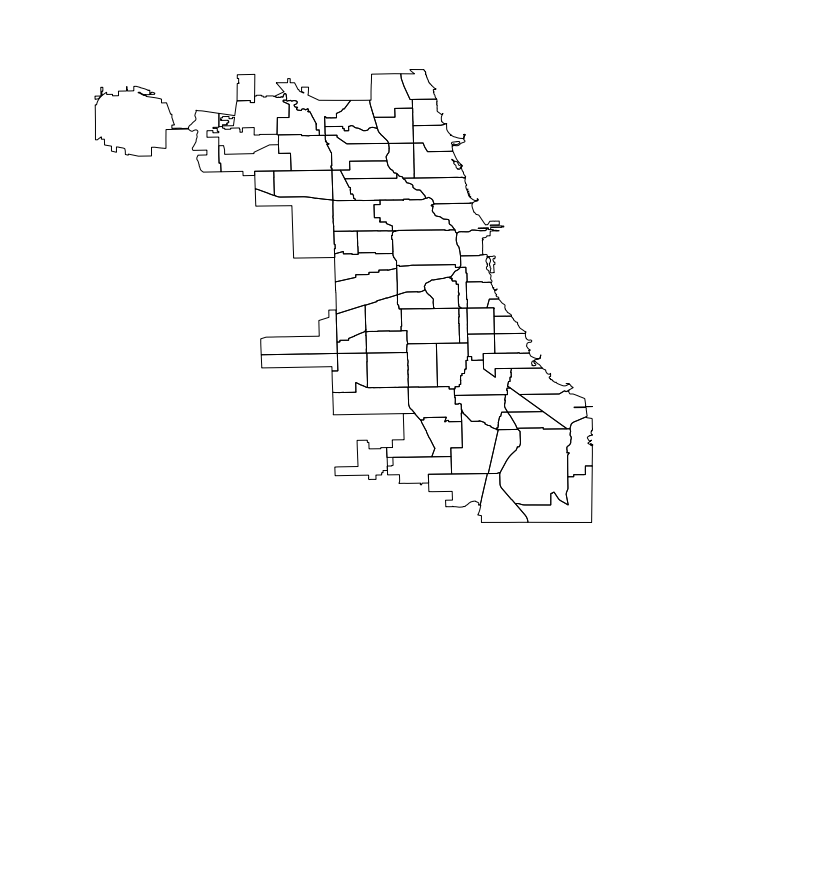
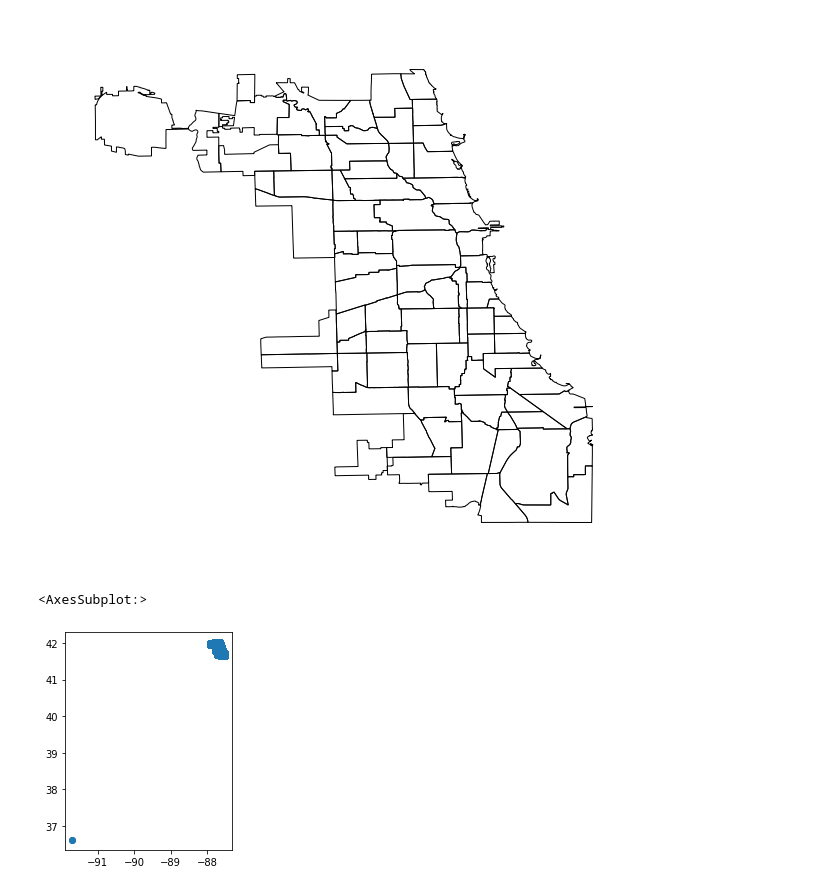
Before and after one commit to leo-cavalcante/crimes-in-chicago, a Jupyter notebook: Geographical Analysis.ipynb, the cells around one changed output. Saved outputs shown, nothing was run; the diff lists cells and outputs as text; code cells hidden in the pictures; blank space fills up the shorter version.

```diff
--- a/Geographical Analysis.ipynb
+++ b/Geographical Analysis.ipynb
@@ -128,3 +130,12 @@ geoplot.polyplot(chicago_geo, figsize=(16, 10))
 # %% [output]
 <AxesSubplot:>
 [figure]
+# %%
+# Creating Geopandas DataFrame for the known points of our database
+chicago_crimes = gpd.GeoDataFrame(crimes, geometry=gpd.points_from_xy(crimes.Longitude, crimes.Latitude))
+# %%
+# Ploting the geopandas created, we may notice some points with errors in Latitude and Longitude
+chicago_crimes.plot()
+# %% [output]
+<AxesSubplot:>
+[figure, added]
```
Also changed, not shown: parts of 2 cells of this notebook, 1 other file.
